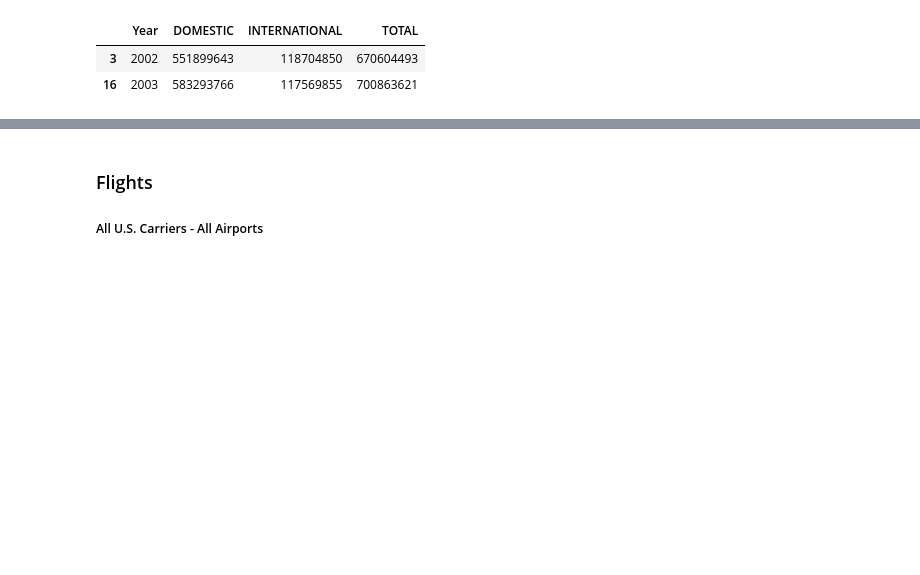
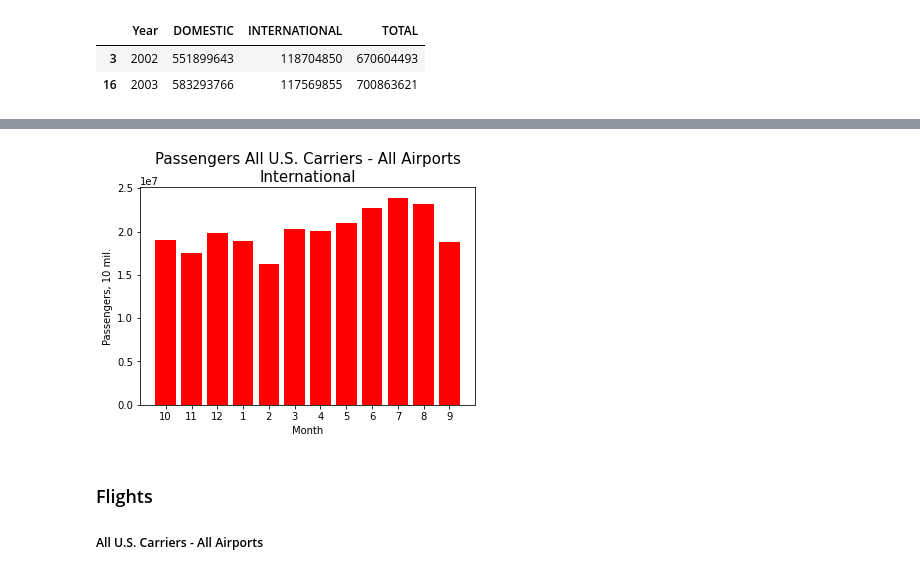
Before and after one commit to alapod/us_aviation_metrics, a Jupyter notebook: Load_data.ipynb, the cells around one changed output, grey strips where cells are left out. Saved outputs shown, nothing was run; the diff lists cells and outputs as text; code cells hidden in the pictures; blank space fills up the shorter version.

```diff
--- a/Load_data.ipynb
+++ b/Load_data.ipynb
@@ -83,3 +67,12 @@ ax.bar(passengers_monthly['Month'], passengers_monthly['INTERNATIONAL'])
+# %%
+plt.bar(passengers_monthly['Month'], passengers_monthly['INTERNATIONAL'], color='r')
+font1 = {'color':'black','size':15}
+plt.xlabel("Month")
+plt.ylabel("Passengers, 10 mil.")
+plt.title("Passengers All U.S. Carriers - All Airports\nInternational", fontdict=font1, loc='center')
+plt.show()
+# %% [output]
+[figure, added]
 # %% [markdown]
 ### Flights
 ##### All U.S. Carriers - All Airports
```
Also changed, not shown: parts of 9 cells of this notebook.
